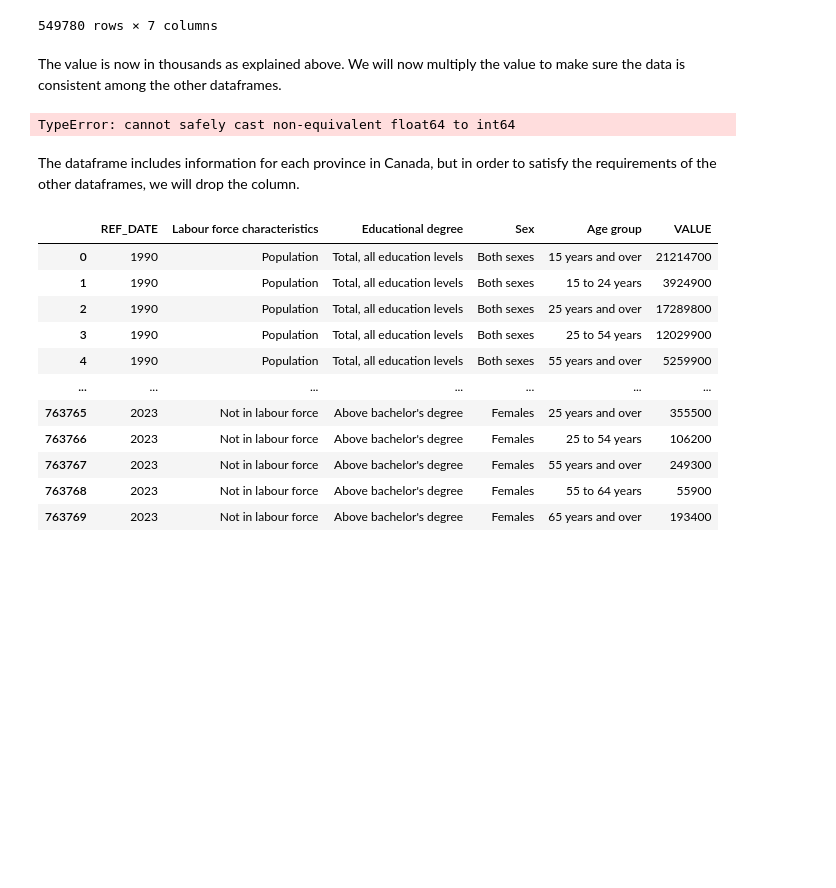
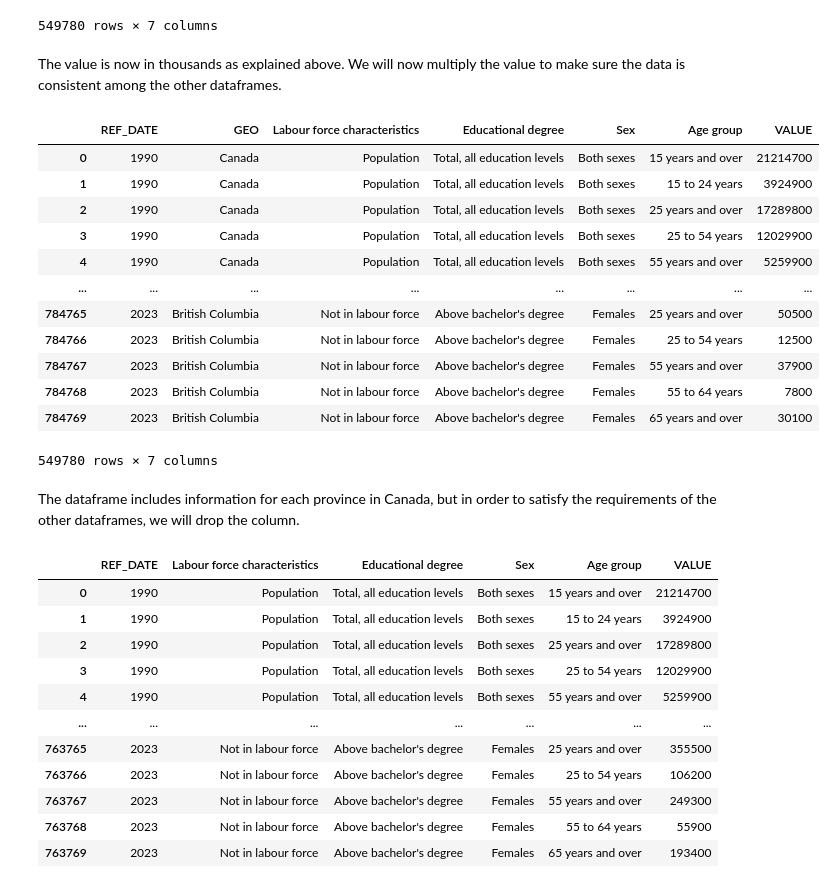
Before and after one commit to KhaledElbasiouni/CSI4142-Project, a Jupyter notebook: labour_force_characteristics.ipynb, the cells around one changed output. Saved outputs shown, nothing was run; the diff lists cells and outputs as text; code cells hidden in the pictures; blank space fills up the shorter version.

```diff
--- a/labour_force_characteristics.ipynb
+++ b/labour_force_characteristics.ipynb
@@ -131,10 +131,22 @@ The value is now in thousands as explained above. We will now multiply the value
 # %%
 labour_df['VALUE'] = labour_df['VALUE'].apply(lambda x: x * 1000)
 labour_df = labour_df.fillna(0)
-labour_df['VALUE'] = labour_df['VALUE'].astype('Int64')
+labour_df['VALUE'] = labour_df['VALUE'].astype('int64')
 labour_df
 # %% [output]
+|  | REF_DATE | GEO | Labour force characteristics | Educational degree | Sex | Age group | VALUE |
+| 0 | 1990 | Canada | Population | Total, all education levels | Both sexes | 15 years and over | 21214700 |
+| 1 | 1990 | Canada | Population | Total, all education levels | Both sexes | 15 to 24 years | 3924900 |
+| 2 | 1990 | Canada | Population | Total, all education levels | Both sexes | 25 years and over | 17289800 |
+| 3 | 1990 | Canada | Population | Total, all education levels | Both sexes | 25 to 54 years | 12029900 |
+| 4 | 1990 | Canada | Population | Total, all education levels | Both sexes | 55 years and over | 5259900 |
+| ... | ... | ... | ... | ... | ... | ... | ... |
+| 784765 | 2023 | British Columbia | Not in labour force | Above bachelor's degree | Females | 25 years and over | 50500 |
+| 784766 | 2023 | British Columbia | Not in labour force | Above bachelor's degree | Females | 25 to 54 years | 12500 |
+| 784767 | 2023 | British Columbia | Not in labour force | Above bachelor's degree | Females | 55 years and over | 37900 |
+| 784768 | 2023 | British Columbia | Not in labour force | Above bachelor's degree | Females | 55 to 64 years | 7800 |
+| 784769 | 2023 | British Columbia | Not in labour force | Above bachelor's degree | Females | 65 years and over | 30100 |
-TypeError: cannot safely cast non-equivalent float64 to int64
+549780 rows × 7 columns
 # %% [markdown]
 The dataframe includes information for each province in Canada, but in order to satisfy the requirements of the other dataframes, we will drop the column.
 # %%
```
Also changed, not shown: parts of 1 cell of this notebook.
